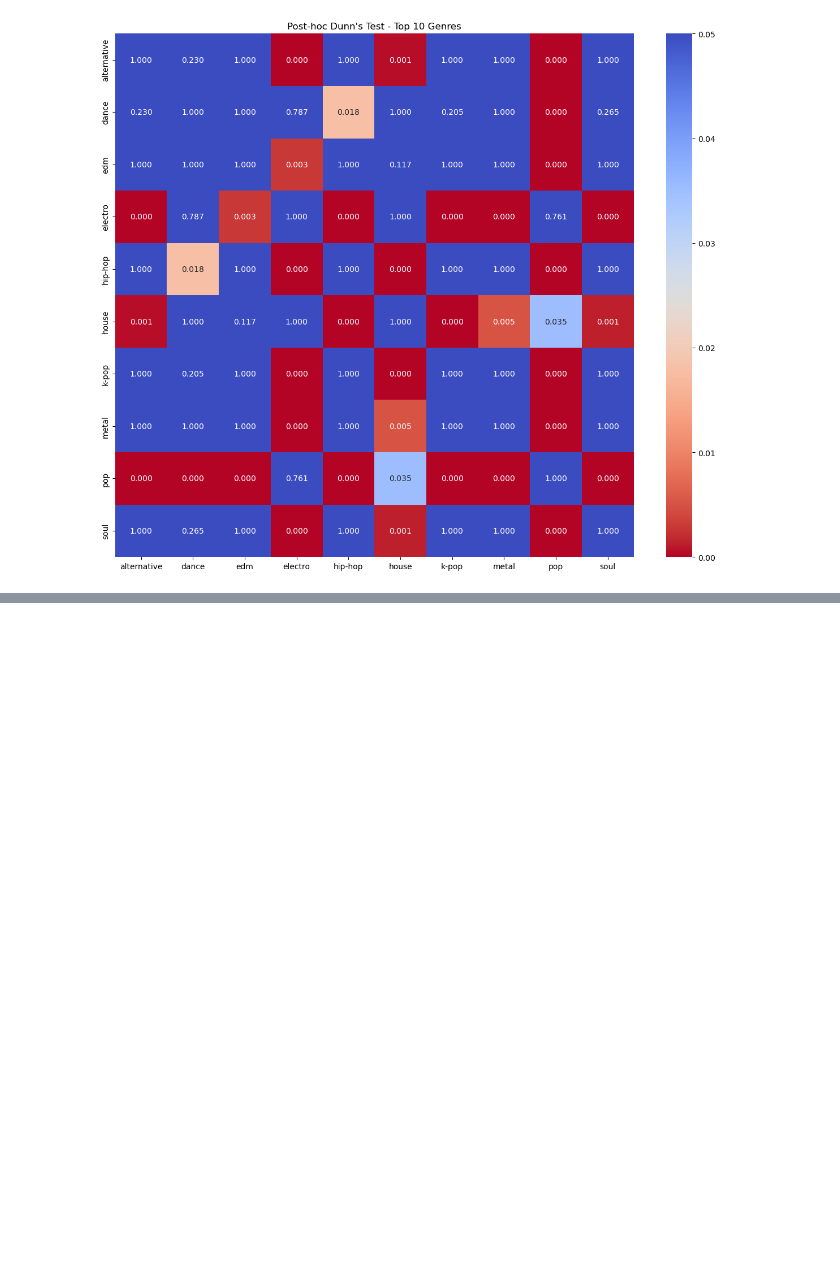
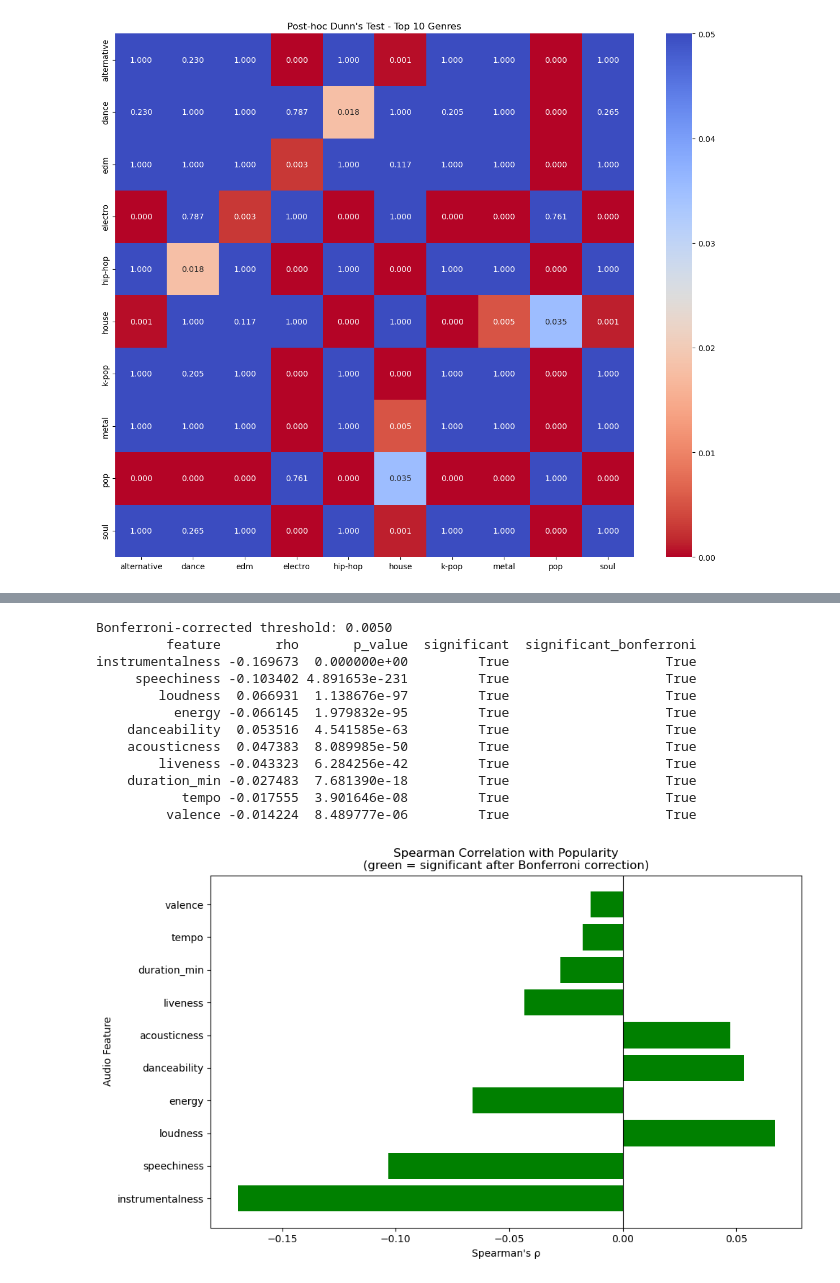
Before and after one commit to canreves/popularity-guesser, a Jupyter notebook: hypothesis-testing.ipynb, the cells around one changed output, grey strips where cells are left out. Drawn from its saved outputs; the diff is of its cells as text; code cells hidden in the pictures; blank space fills up the shorter version.

```diff
--- a/hypothesis-testing.ipynb
+++ b/hypothesis-testing.ipynb
@@ -365,0 +387,47 @@ Running post-hoc Dunn's test to identify specific genre differences.
+# %%
+# Test 9: Audio Features vs Popularity - Spearman's Rank Correlation
+
+features = ["danceability", "energy", "loudness", "valence", "tempo", "acousticness", "speechiness", "liveness", "instrumentalness", "duration_min"]
+
+alpha = 0.05
+bonferroni_threshold = alpha / len(features)  # 0.005 after correction
+
+results = []
+
+for feature in features:
+    rho, p_value = stats.spearmanr(df[feature], df["popularity"])
+    results.append({
+        "feature": feature,
+        "rho": rho,
+        "p_value": p_value,
+        "significant": p_value < alpha,
+        "significant_bonferroni": p_value < bonferroni_threshold
+    })
+
+results_df = pd.DataFrame(results).sort_values('rho', key=abs, ascending=False)
+print(f"Bonferroni-corrected threshold: {bonferroni_threshold:.4f}")
+print(results_df.to_string(index=False))
+
+colors = ['green' if s else 'gray' for s in results_df['significant_bonferroni']]
+plt.figure(figsize=(10, 6))
+plt.barh(results_df['feature'], results_df['rho'], color=colors)
+plt.axvline(0, color='black', linewidth=0.8)
+plt.title("Spearman Correlation with Popularity\n(green = significant after Bonferroni correction)")
+plt.xlabel("Spearman's ρ")
+plt.ylabel("Audio Feature")
+plt.tight_layout()
+plt.show()
+# %% [output]
+Bonferroni-corrected threshold: 0.0050
+         feature       rho       p_value  significant  significant_bonferroni
+instrumentalness -0.169673  0.000000e+00         True                    True
+     speechiness -0.103402 4.891653e-231         True                    True
+        loudness  0.066931  1.138676e-97         True                    True
+          energy -0.066145  1.979832e-95         True                    True
+    danceability  0.053516  4.541585e-63         True                    True
+    acousticness  0.047383  8.089985e-50         True                    True
+        liveness -0.043323  6.284256e-42         True                    True
+    duration_min -0.027483  7.681390e-18         True                    True
+           tempo -0.017555  3.901646e-08         True                    True
+         valence -0.014224  8.489777e-06         True                    True
+[figure, added]
```
Also changed, not shown: parts of 2 cells of this notebook.
